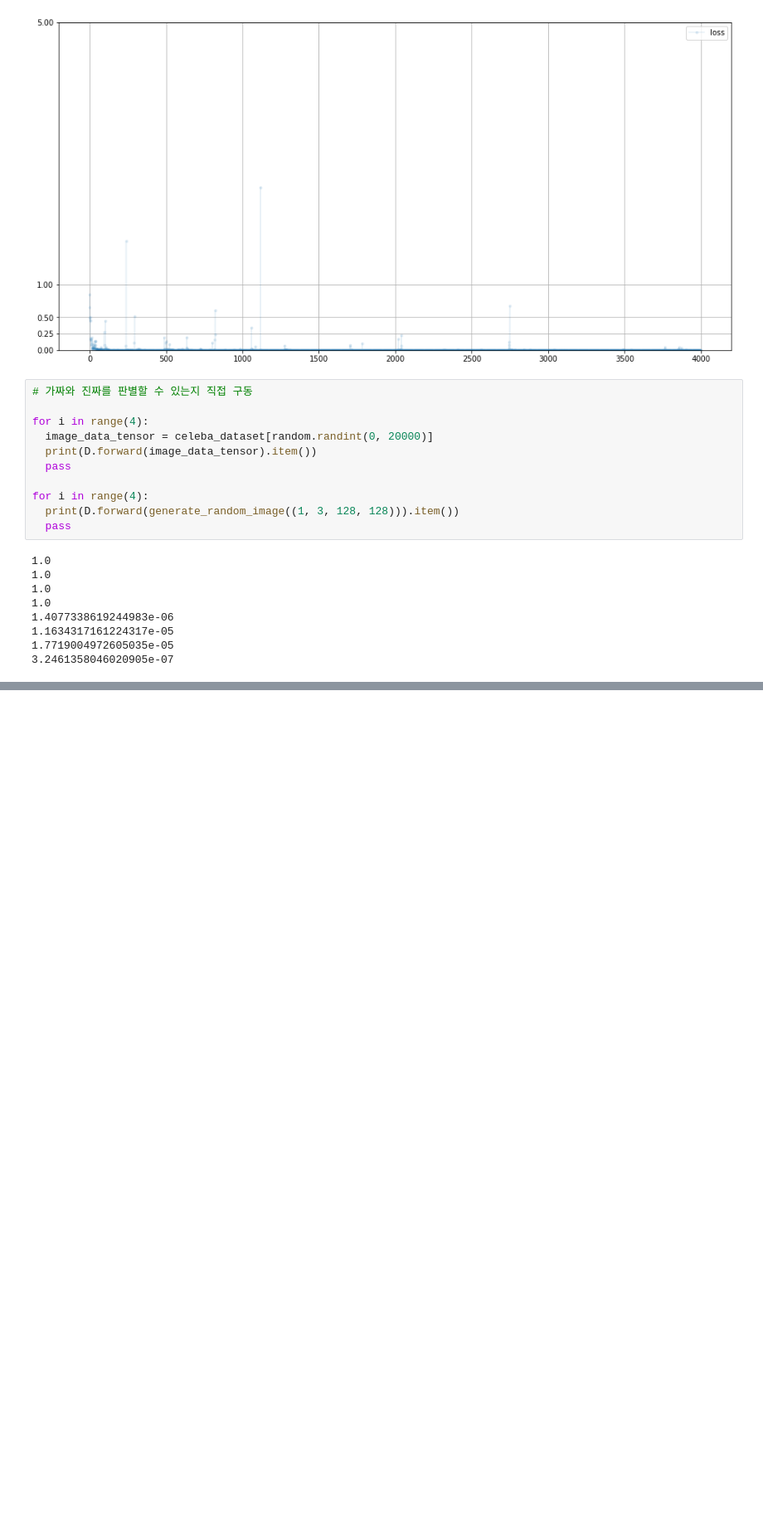
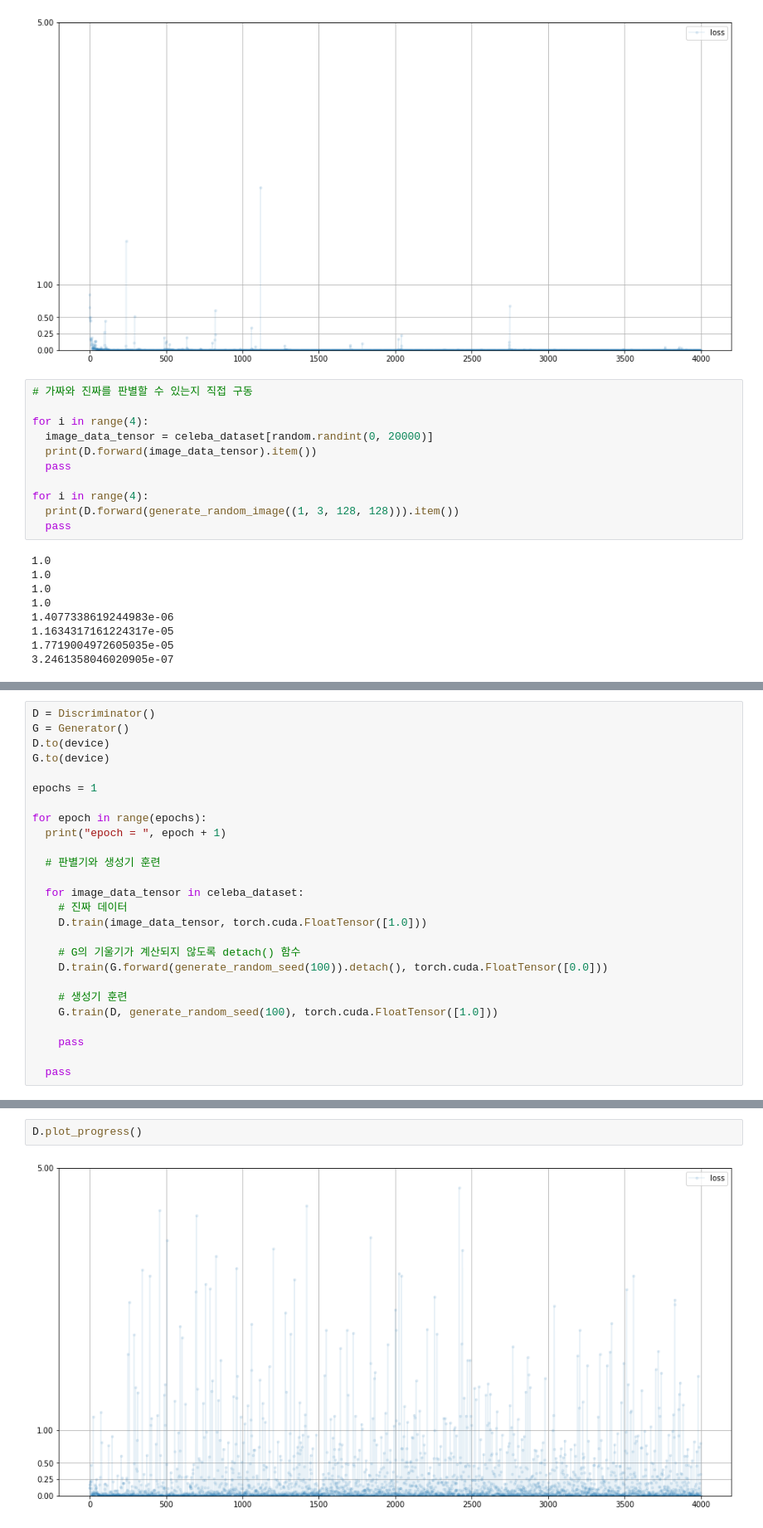
Before and after one commit to rpdahxn/MakeYourFirstGANWithPyTorch, a Jupyter notebook: 14_gan_cnn_celeba.ipynb, the cells around one changed output, grey strips where cells are left out. Shown at 83% size. Drawn from its saved outputs; the diff is of its cells as text; blank space fills up the shorter version.

Commit message:
14_gan_cnn_celeba

```diff
--- a/14_gan_cnn_celeba.ipynb
+++ b/14_gan_cnn_celeba.ipynb
@@ -199,0 +297,26 @@ for i in range(4):
+# %%
+D = Discriminator()
+G = Generator()
+D.to(device)
+G.to(device)
+
+epochs = 1
+
+for epoch in range(epochs):
+  print("epoch = ", epoch + 1)
+
+  # 판별기와 생성기 훈련
+
+  for image_data_tensor in celeba_dataset:
+    # 진짜 데이터
+    D.train(image_data_tensor, torch.cuda.FloatTensor([1.0]))
+
+    # G의 기울기가 계산되지 않도록 detach() 함수
+    D.train(G.forward(generate_random_seed(100)).detach(), torch.cuda.FloatTensor([0.0]))
+
+    # 생성기 훈련
+    G.train(D, generate_random_seed(100), torch.cuda.FloatTensor([1.0]))
+
+    pass
+
+  pass
@@ -199,0 +341,4 @@ for i in range(4):
+# %%
+D.plot_progress()
+# %% [output]
+[figure, added]
```
Also changed, not shown: parts of 12 cells of this notebook.
